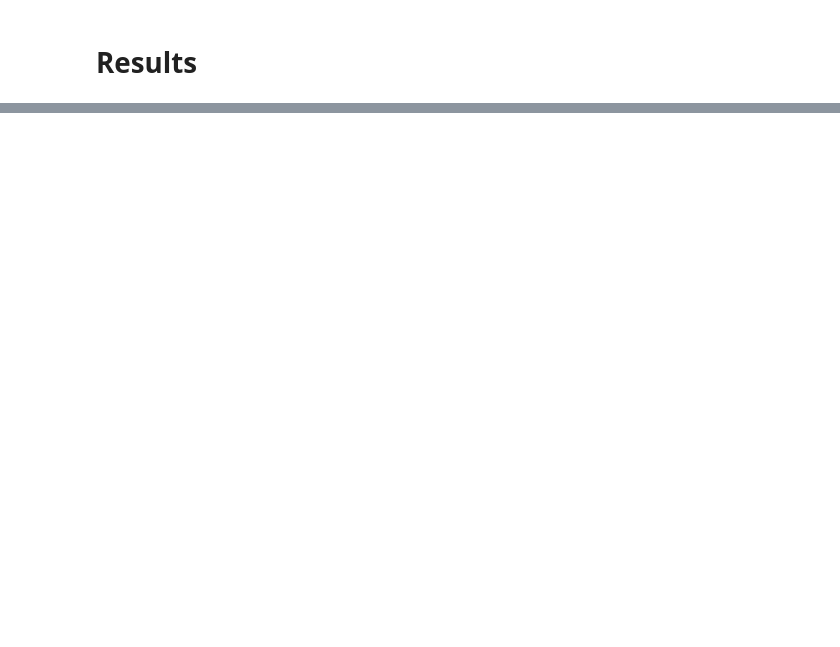
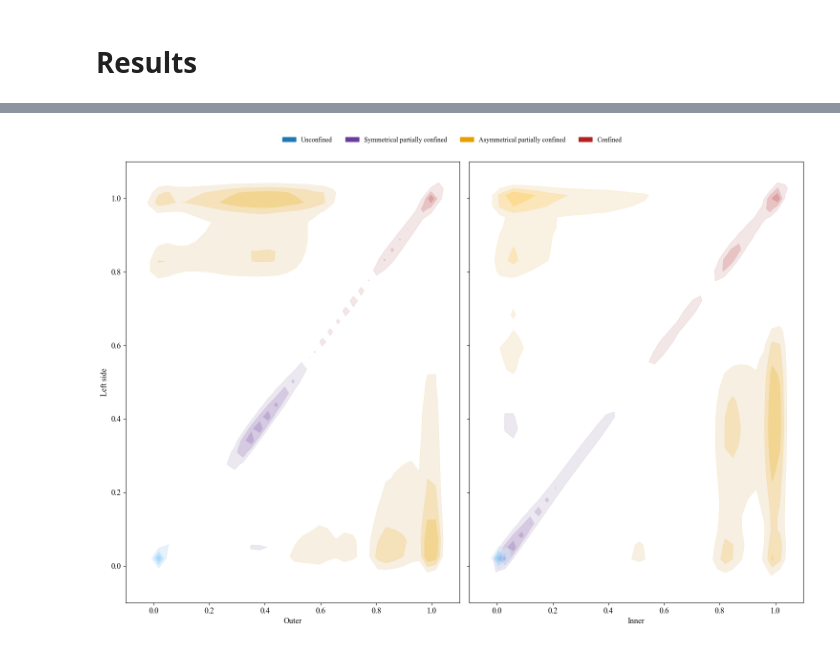
Before and after one commit to niekcde/river-confinement, a Jupyter notebook: final_results.ipynb, the cells around one changed output, grey strips where cells are left out. Cells and saved outputs as stored; diff of their text form; code cells hidden in the pictures; blank space fills up the shorter version.

```diff
--- a/final_results.ipynb
+++ b/final_results.ipynb
@@ -25,0 +1069,3 @@ df = duckdb.query(f"""
+# %%
+clusters = 7
+dfCluster = applyGMM(dfCluster, ['PCA1', 'PCA2', 'PCA3'], clusters, 'kmeans', 100, 'tied', 5)
@@ -25,0 +1100,16 @@ df = duckdb.query(f"""
+# %%
+combs = [['slope_out_normalized', 'slope_left_normalized'], ['slope_inn_normalized', 'slope_left_normalized']]
+combNames = ['KDE_slopeOut_vs_slopeLeft', 'KDE_slopeInn_vs_slopeLeft']
+clusters = 7
+kde_list = []
+for comb in combs:
+    print(combs)
+    k = []
+    for c in tqdm(range(clusters)):
+    # for c in [1]:
+        k.append(apply_kde(dfCluster, c, clusters, comb, 100))
+    kde_list.append(k)
+
+
+    # with open('/Volumes/PhD/confinement/KDE_slopeOut_vs_slopeLeft.pkl', 'wb') as f:
+    #     pickle.dump(k, f)
@@ -25,0 +1123,65 @@ df = duckdb.query(f"""
+# %%
+colors = ["#2fa8ff", "#e69f00", "#b22222", "#ffae00", '#e69f00','#6a3d9a', '#e69f00']
+xlab = ['Outer', 'Inner', 'Outer', 'Inner']
+f,ax = plt.subplots(ncols = 2, nrows = 1, figsize = [15,10], squeeze = False, sharey = True)
+ax = ax.flatten()
+for i, comb in enumerate(combs[0:2]):
+    print(comb)
+    for c in range(clusters):
+        if kde_list[i][c] is not None:
+            X, Y, Z = kde_list[i][c]
+
+            ZRel = Z/Z.max()
+            Z    = np.where(ZRel < 0.001, np.nan, ZRel)
+
+            # Define contour levels ABOVE min_density
+            Z_min = np.nanmin(Z)
+            Z_max = np.nanmax(Z)
+            n_levels = 4
+            levels = np.linspace(Z_min, Z_max, n_levels)  # lowest contour starts above min_density
+            levels = np.array([0.001, 0.25, 0.5, 0.75, 1.0])
+            if all(levels == 0):
+                continue
+            # print(c, levels)
+            # Filled contours (shades of one color)
+            cmap = sns.light_palette(colors[c], as_cmap=True)
+            if c == 0:
+                zz = 1000
+            else:
+                zz = 1
+            cf  = ax[i].contourf(X, Y, Z, levels=levels[1:], cmap=cmap, alpha = 0.5, antialiased = True, zorder = zz)
+
+
+            ax[i].set_xlim([-0.1,1.1])
+            ax[i].set_ylim([-0.1,1.1])
+            ax[i].set_xlabel(xlab[i], fontsize = 12)
+            ax[i].tick_params(axis='both', which='major', labelsize=tickSize)
+
+            cs = ax[i].contour(X, Y, Z, levels=levels[0:], colors=colors[c], linewidths=0.07)
+
+# Create legend handles manually (to ensure one instance of each label)
+
+legendColors = colors
+legendLabels = list(np.arange(len(colors)))
+handles = [Patch(color=legendColors[i], label=legendLabels[i]) for i, group in enumerate(np.arange(len(legendColors)))]
+
+legendColors = colors = ['#1f77b4','#6a3d9a', "#e69f00", "#b22222"]
+legendLabels = ['Unconfined','Symmetrical partially confined', 'Asymmetrical partially confined' , 'Confined']
+handles = [Patch(color=legendColors[i], label=legendLabels[i]) for i, group in enumerate(np.arange(len(legendColors)))]
+
+# Add shared legend at the top center
+lgd = f.legend(
+    handles=handles,
+    loc='upper center',
+    bbox_to_anchor=(0.5, 1.05),
+    ncol=8,
+    frameon=False,
+    title_fontsize = 12
+)
+ax[0].set_ylabel('Left side', fontsize = 12)
+
+
+plt.tight_layout()
+# plt.savefig(f'/Users/6256481/Library/CloudStorage/OneDrive-UniversiteitUtrecht/Desktop/RivWidth/Paper/Figuren/'+f'KDE_confinement_clustering_{clusters}_4.svg', bbox_extra_artists=(lgd,), bbox_inches='tight', dpi = 2000)
+plt.show()
+# %% [output]
@@ -25,0 +1190 @@ df = duckdb.query(f"""
+[figure, added]
```
Also changed, not shown: parts of 33 cells of this notebook.
